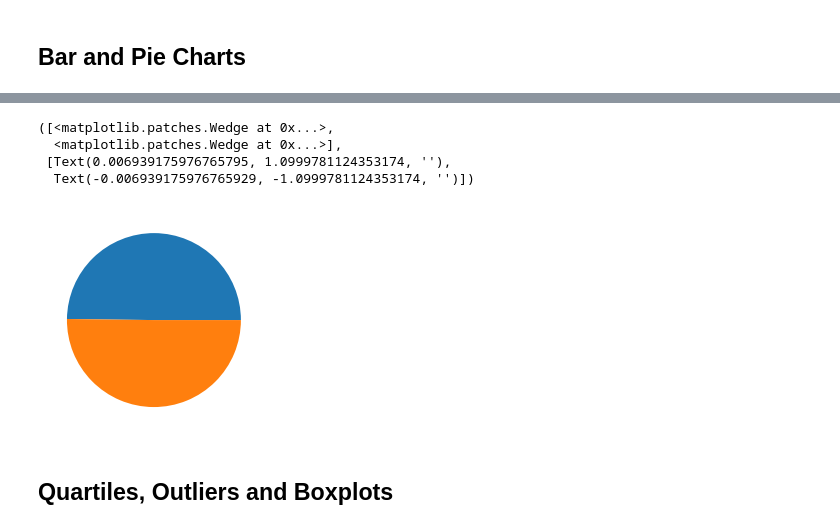
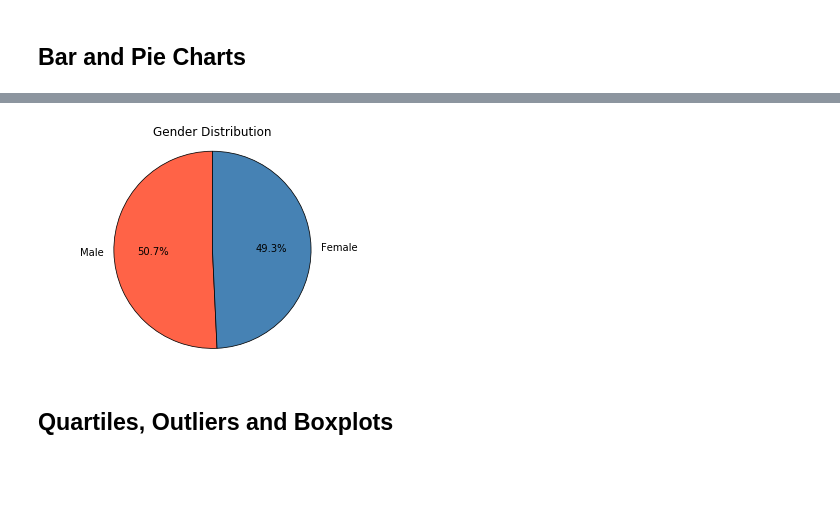
Before and after one commit to asmvm/Matplotlib_Challenge, a Jupyter notebook: Pymaceuticals/pymaceuticals_starter.ipynb, the cells around one changed output, grey strips where cells are left out. Drawn from its saved outputs; the diff is of its cells as text; code cells hidden in the pictures; blank space fills up the shorter version.

```diff
--- a/Pymaceuticals/pymaceuticals_starter.ipynb
+++ b/Pymaceuticals/pymaceuticals_starter.ipynb
@@ -198,23 +194,20 @@ plt.show()
 # %%
 # Generate a pie plot showing the distribution of female versus male mice using pyplot
 
-gender = clean_df.groupby(["Sex"]).nunique()
-# counts = gender["Mouse ID"].head()
-counts = gender["Mouse ID"]
-counts
 
-plt.pie(counts)
-# plt.axis("equal")
-# plt.show()
+names = clean_df["Sex"].unique()
+counts = clean_df["Sex"].value_counts()
+explode = (.25, 0)
+
+plt.pie(counts, labels=names, colors = ("tomato","steelblue"), autopct='%1.1f%%', wedgeprops = {'linewidth': .75,'edgecolor':'black'}, startangle=90, explode=explode, radius=5000)
+plt.axis("equal")
+plt.title("Gender Distribution")
+plt.show()
 
 # gender_count2 = clean_df.groupby(["Sex"]).agg({"Mouse ID": ["nunique"]})
 # plt.pie(gender_count2)
 # %% [output]
-([<matplotlib.patches.Wedge at 0x...>,
-  <matplotlib.patches.Wedge at 0x...>],
- [Text(0.006939175976765795, 1.0999781124353174, ''),
-  Text(-0.006939175976765929, -1.0999781124353174, '')])
-[figure, old version]
+[figure, new version]
 # %% [markdown]
 ## Quartiles, Outliers and Boxplots
 # %%
```
Also changed, not shown: parts of 16 cells of this notebook.
